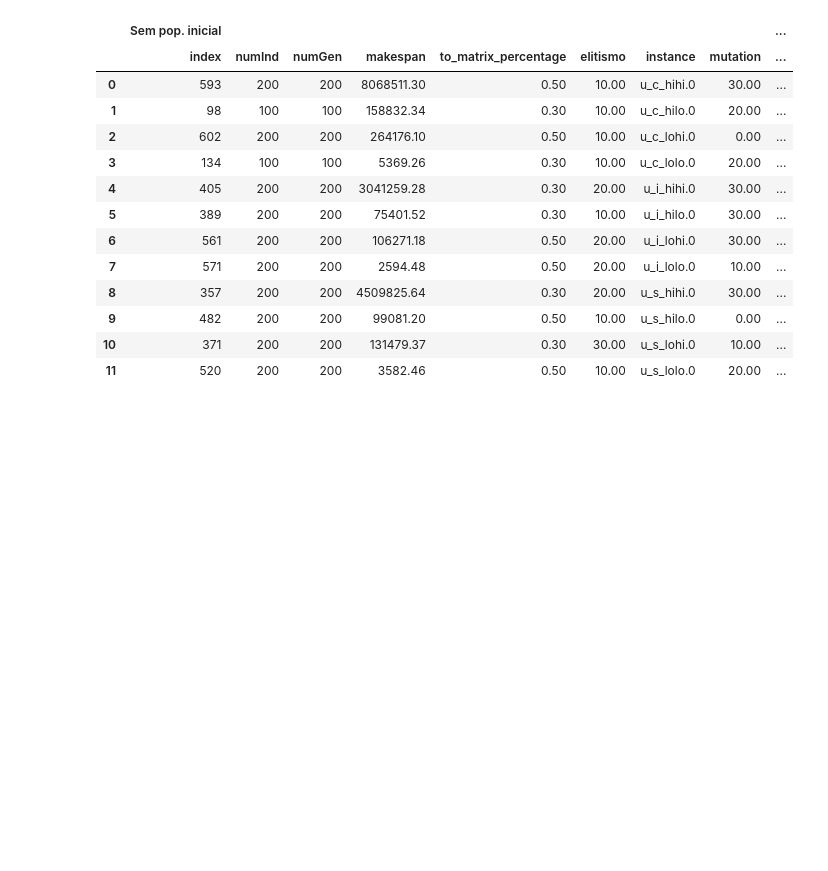
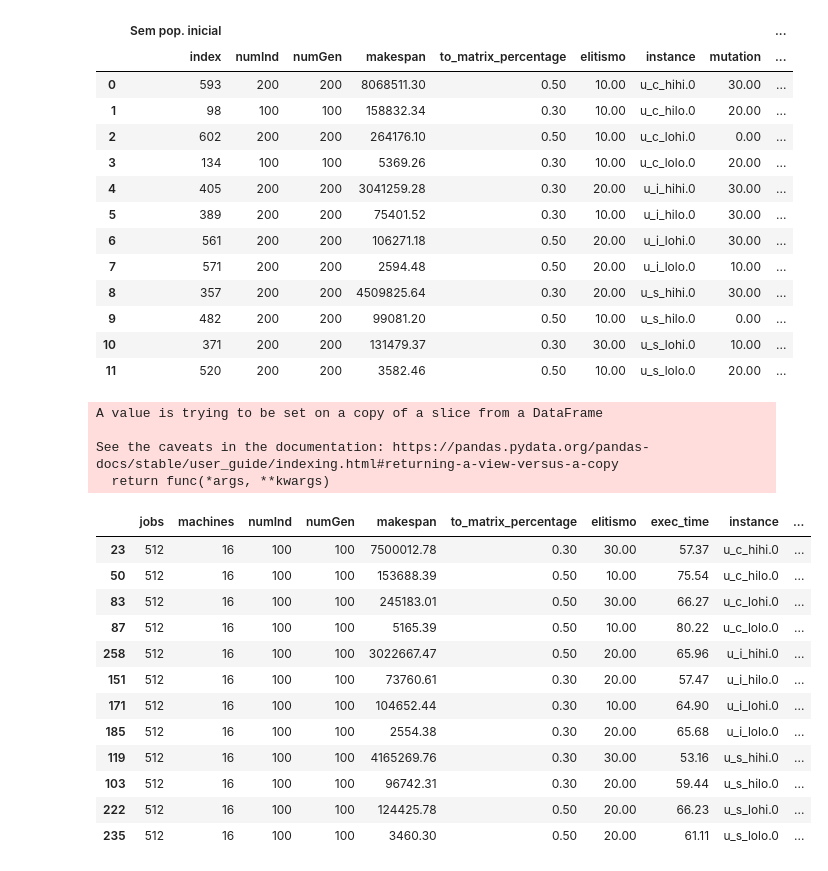
Before and after one commit to marlonrochaeng/pesquisaMestrado, a Jupyter notebook: resultados/Analise.ipynb, the cells around one changed output. Saved outputs shown, nothing was run; the diff lists cells and outputs as text; code cells hidden in the pictures; blank space fills up the shorter version.

```diff
--- a/resultados/Analise.ipynb
+++ b/resultados/Analise.ipynb
@@ -88,3 +88,28 @@ df_ags
 | 9 | 482 | 200 | 200 | 99081.20 | 0.50 | 10.00 | u_s_hilo.0 | 0.00 | ... |
 | 10 | 371 | 200 | 200 | 131479.37 | 0.30 | 30.00 | u_s_lohi.0 | 10.00 | ... |
 | 11 | 520 | 200 | 200 | 3582.46 | 0.50 | 10.00 | u_s_lolo.0 | 20.00 | ... |
+# %%
+df_mutacao_correto = pd.read_csv('populacao_grande_mutacao.csv',index_col=0)
+df_a_correto = df_mutacao_correto.loc[df_mutacao_correto['makespan'].isin(df_mutacao_correto.groupby('instance')['makespan'].min().values)]
+df_a_correto.sort_values('instance',inplace=True, ascending=True)
+# %% [output]
+A value is trying to be set on a copy of a slice from a DataFrame
+
+See the caveats in the documentation: https://pandas.pydata.org/pandas-docs/stable/user_guide/indexing.html#returning-a-view-versus-a-copy
+  return func(*args, **kwargs)
+# %%
+df_a_correto.drop_duplicates(subset=['makespan'])
+# %% [output]
+|  | jobs | machines | numInd | numGen | makespan | to_matrix_percentage | elitismo | exec_time | instance | ... |
+| 23 | 512 | 16 | 100 | 100 | 7500012.78 | 0.30 | 30.00 | 57.37 | u_c_hihi.0 | ... |
+| 50 | 512 | 16 | 100 | 100 | 153688.39 | 0.50 | 10.00 | 75.54 | u_c_hilo.0 | ... |
+| 83 | 512 | 16 | 100 | 100 | 245183.01 | 0.50 | 30.00 | 66.27 | u_c_lohi.0 | ... |
+| 87 | 512 | 16 | 100 | 100 | 5165.39 | 0.50 | 10.00 | 80.22 | u_c_lolo.0 | ... |
+| 258 | 512 | 16 | 100 | 100 | 3022667.47 | 0.50 | 20.00 | 65.96 | u_i_hihi.0 | ... |
+| 151 | 512 | 16 | 100 | 100 | 73760.61 | 0.30 | 20.00 | 57.47 | u_i_hilo.0 | ... |
+| 171 | 512 | 16 | 100 | 100 | 104652.44 | 0.30 | 10.00 | 64.90 | u_i_lohi.0 | ... |
+| 185 | 512 | 16 | 100 | 100 | 2554.38 | 0.30 | 20.00 | 65.68 | u_i_lolo.0 | ... |
+| 119 | 512 | 16 | 100 | 100 | 4165269.76 | 0.30 | 30.00 | 53.16 | u_s_hihi.0 | ... |
+| 103 | 512 | 16 | 100 | 100 | 96742.31 | 0.30 | 20.00 | 59.44 | u_s_hilo.0 | ... |
+| 222 | 512 | 16 | 100 | 100 | 124425.78 | 0.50 | 20.00 | 66.23 | u_s_lohi.0 | ... |
+| 235 | 512 | 16 | 100 | 100 | 3460.30 | 0.50 | 20.00 | 61.11 | u_s_lolo.0 | ... |
```
Also changed, not shown: parts of 8 cells of this notebook, 8 other files.
